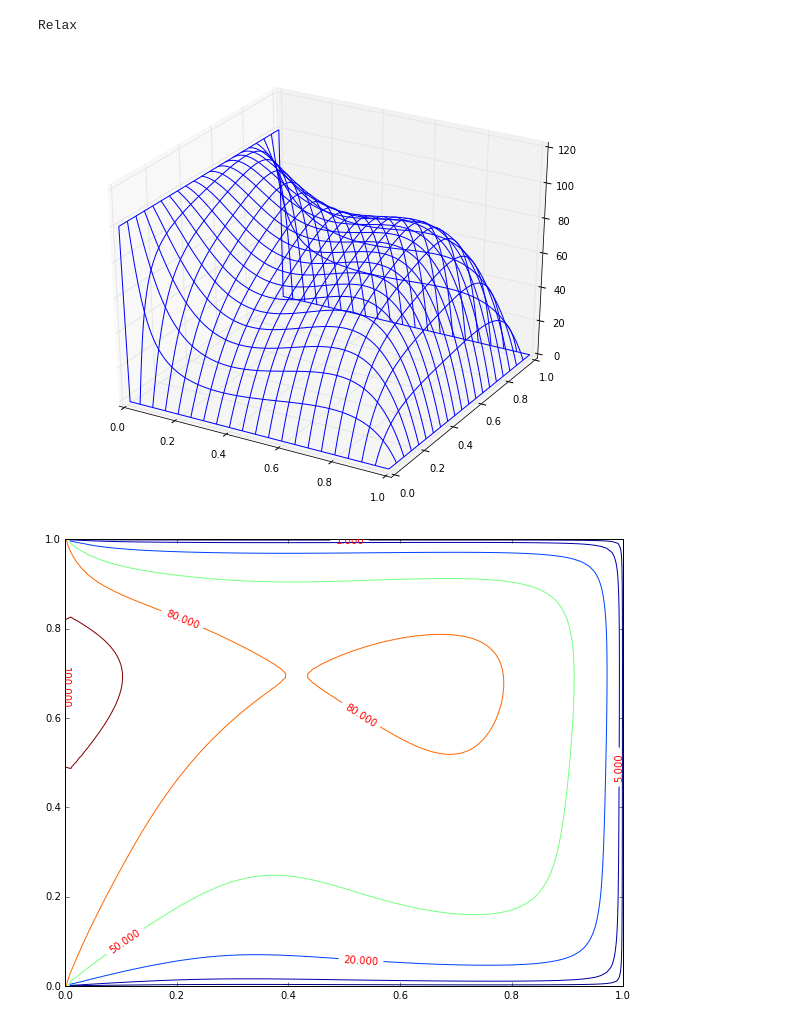
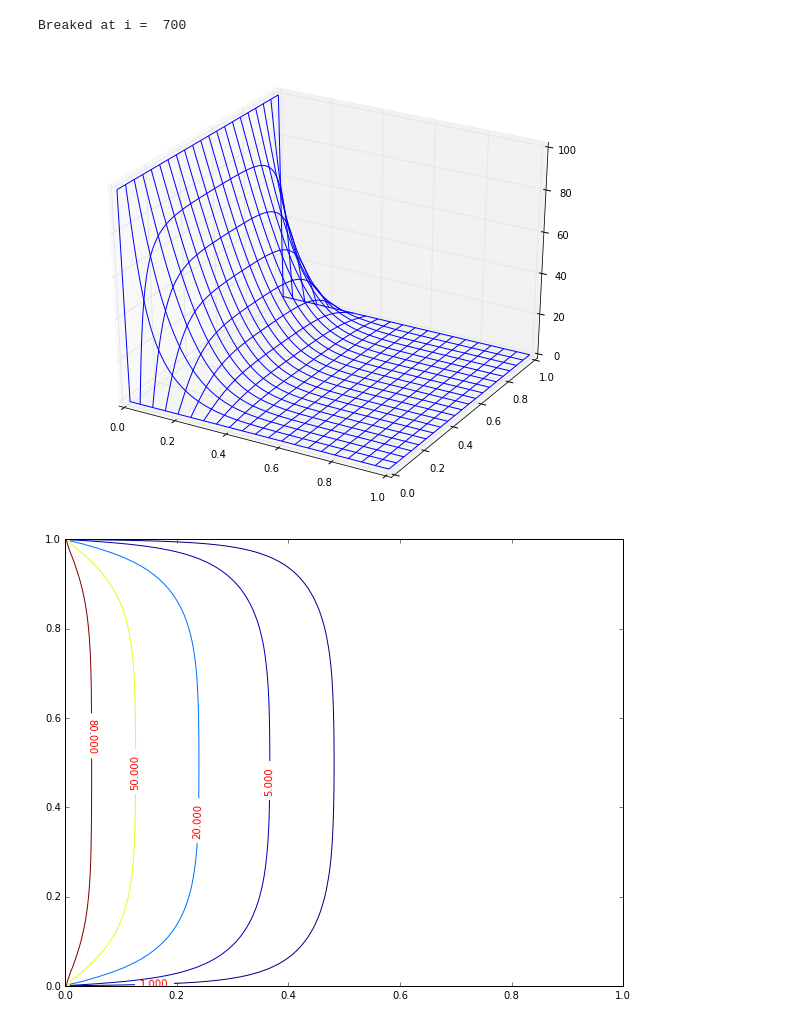
Before and after one commit to CompInfTech2017-18/Assignment2-Poisson-yataw, a Jupyter notebook: hw2_3.ipynb, the cells around one changed output. Cells and saved outputs as stored; diff of their text form; code cells hidden in the pictures.

```diff
--- a/hw2_3.ipynb
+++ b/hw2_3.ipynb
@@ -42,35 +42,9 @@ class Pois_solver:
                 print 'Breaked at i = ', i
                 break
 
-    def relax(self, n): #на основе jacobi
+    #def relax(self, n): #на основе jacobi
 
-        greed = np.empty((self.Nknots,self.Nknots), [('x',np.float64), ('y',np.float64)])
-        greed['x'], greed['y'] = np.meshgrid(np.linspace(0, self.A, self.Nknots),\
-                                                       np.linspace(0, self.A, self.Nknots))
 
-        tr = 0.
-        print 'Relax'
-        for i in range(n):
-            if (i % 100 == 0): #будем проверять разность норм каждые 100 шагов
-                tr = self.trace()
-
-            safe_first_string = self.U[0]
-            safe_last_string = self.U[self.Nknots - 1]
-            safe_first_column = self.U[:,0]
-            safe_last_column = self.U[:,self.Nknots - 1]
-
-            self.U = (np.roll(self.U, 1, 0) + np.roll(self.U, -1, 0) + np.roll(self.U, 1, 1) + np.roll(self.U, -1, 1))/4.\
-                    + 0.1*np.sqrt(greed['x']**2 + greed['y']**2)
-
-            #восстанавливаем граничные значния (roll их нарушил)
-            self.U[self.Nknots - 1] = safe_last_string
-            self.U[0] = safe_first_string
-            self.U[:,0] = safe_first_column
-            self.U[:,self.Nknots - 1] = safe_last_column
-
-            if (i % 100 == 0 and abs(tr - self.trace()) < self.epsilon):
-                print 'Breaked at i = ', i
-                break
 
 
     def gauss(self, N):
@@ -107,34 +81,34 @@ class Pois_solver:
         greed['x'], greed['y'] = np.meshgrid(np.linspace(0, self.A, self.Nknots),\
                                                        np.linspace(0, self.A, self.Nknots))
 
         fig = plt.figure(figsize=(10,8))
         CS = plt.contour(greed['x'], greed['y'], self.U, locator=plt.FixedLocator((1, 5, 20, 50, 80, 100)))
         plt.clabel(CS, inline=1, fontsize=10, colors='red')
 
 
     def run(self, snapshots):
         n = 0
         for n1 in snapshots:
             n = n1 - n
             self.evolution(n)
             self.show_plot()
             #self.show_contour()
 
         self.show_contour()
 
 A = 1.
 step = .01
 N = 1000
 V = 100
 Nknots = int(A/step + 1)
 
 U = np.zeros(shape = (Nknots, Nknots))
 U[:,0] = V
 snapshots = [1000]
 
-P = Pois_solver(A, step, U, N, 'R')
+P = Pois_solver(A, step, U, N, 'J')
 P.run(snapshots)
 # %% [output]
-Relax
+Breaked at i =  700
-[figure, old version]
+[figure, new version]
-[figure, old version]
+[figure, new version]
```
